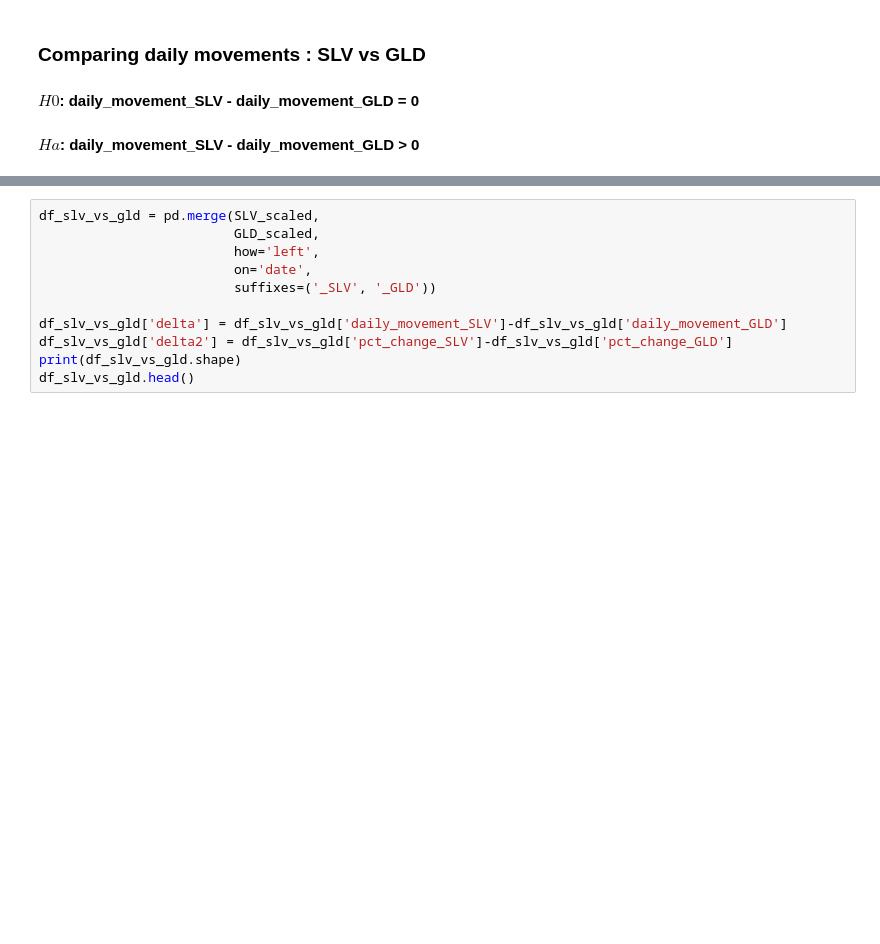
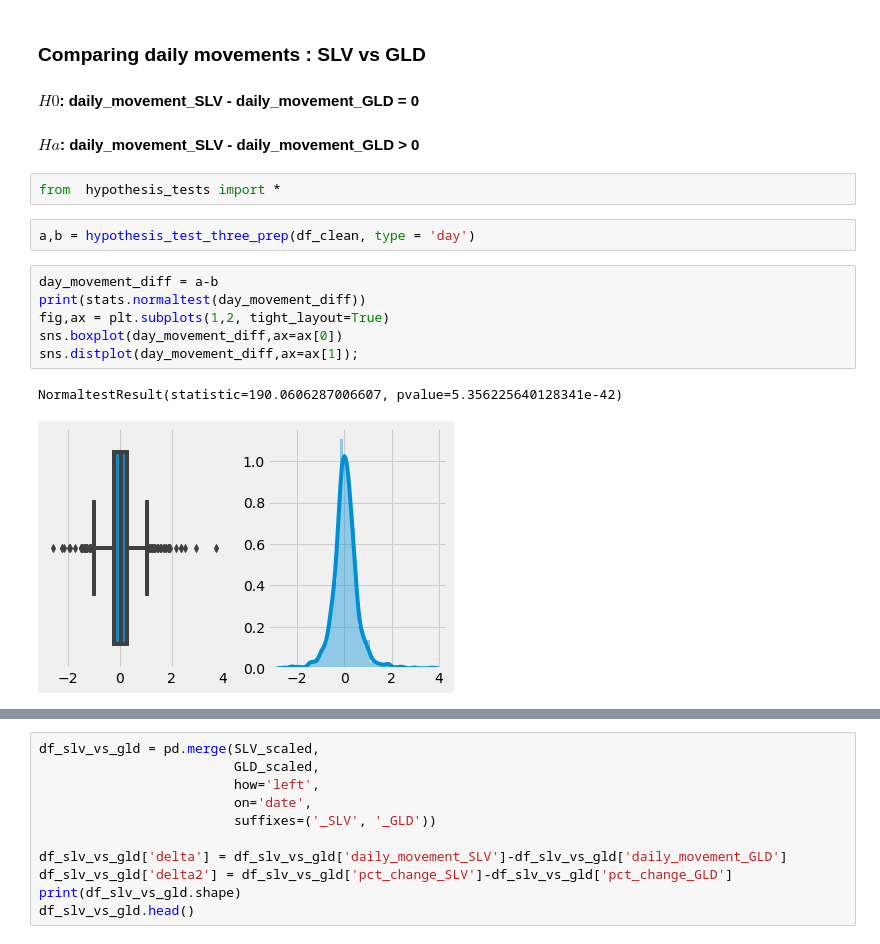
Before and after one commit to akharina/gold_silver_etf, a Jupyter notebook: Hypothesis_testing_AK.ipynb, the cells around one changed output, grey strips where cells are left out. Cells and saved outputs as stored; diff of their text form; blank space fills up the shorter version.

Commit message:
fixed bug in hypothesis testing.py

```diff
--- a/Hypothesis_testing_AK.ipynb
+++ b/Hypothesis_testing_AK.ipynb
@@ -77,3 +78,16 @@ plt.savefig('img/SLV_vs_GLD_5yrs')
 ### Comparing daily movements : SLV vs GLD
 #### $H{0}$: daily_movement_SLV - daily_movement_GLD = 0
 #### $H{a}$: daily_movement_SLV - daily_movement_GLD > 0
+# %%
+from  hypothesis_tests import *
+# %%
+a,b = hypothesis_test_three_prep(df_clean, type = 'day')
+# %%
+day_movement_diff = a-b
+print(stats.normaltest(day_movement_diff))
+fig,ax = plt.subplots(1,2, tight_layout=True)
+sns.boxplot(day_movement_diff,ax=ax[0])
+sns.distplot(day_movement_diff,ax=ax[1]);
+# %% [output]
+NormaltestResult(statistic=190.0606287006607, pvalue=5.356225640128341e-42)
+[figure, added]
```
Also changed, not shown: parts of 15 cells of this notebook, 1 other file.
